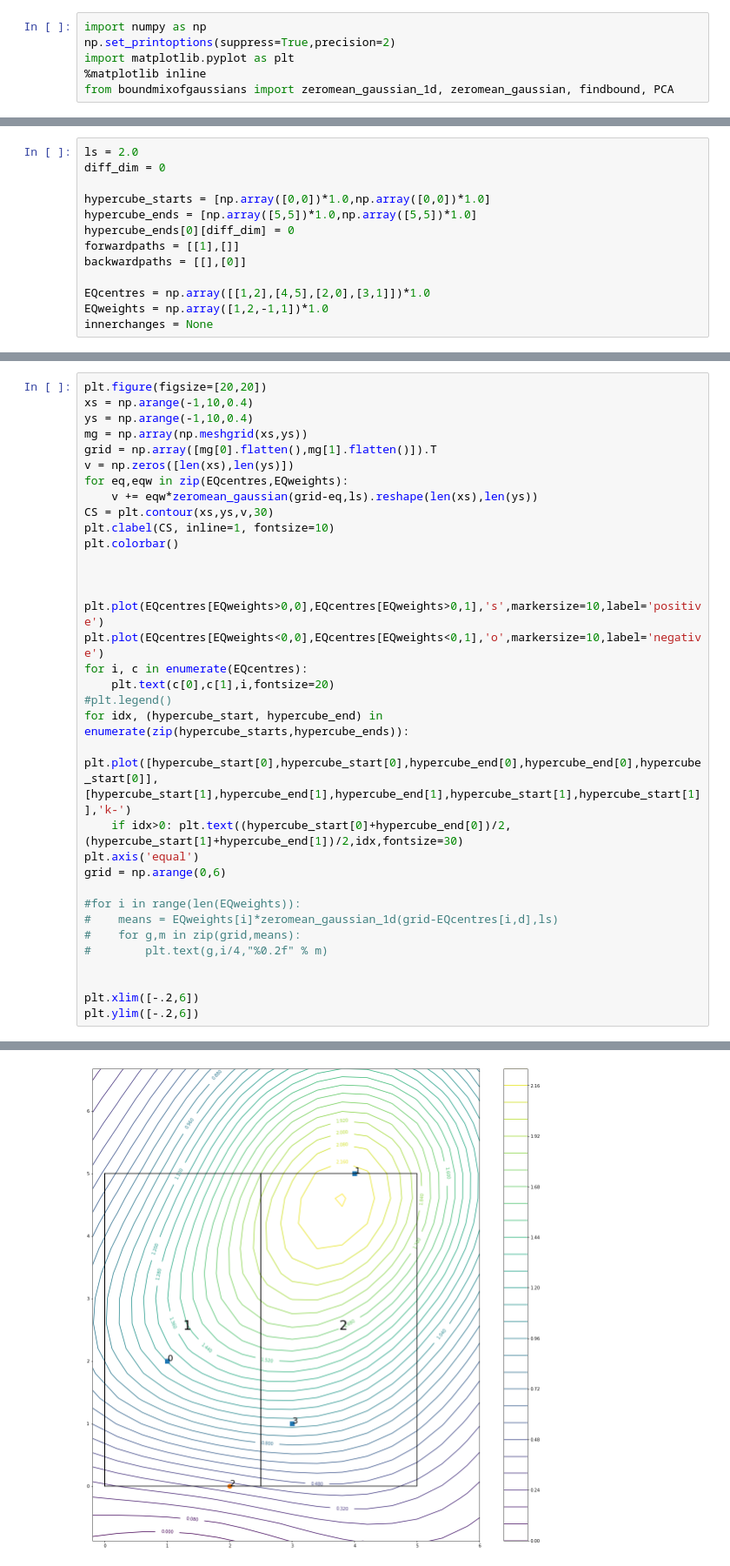
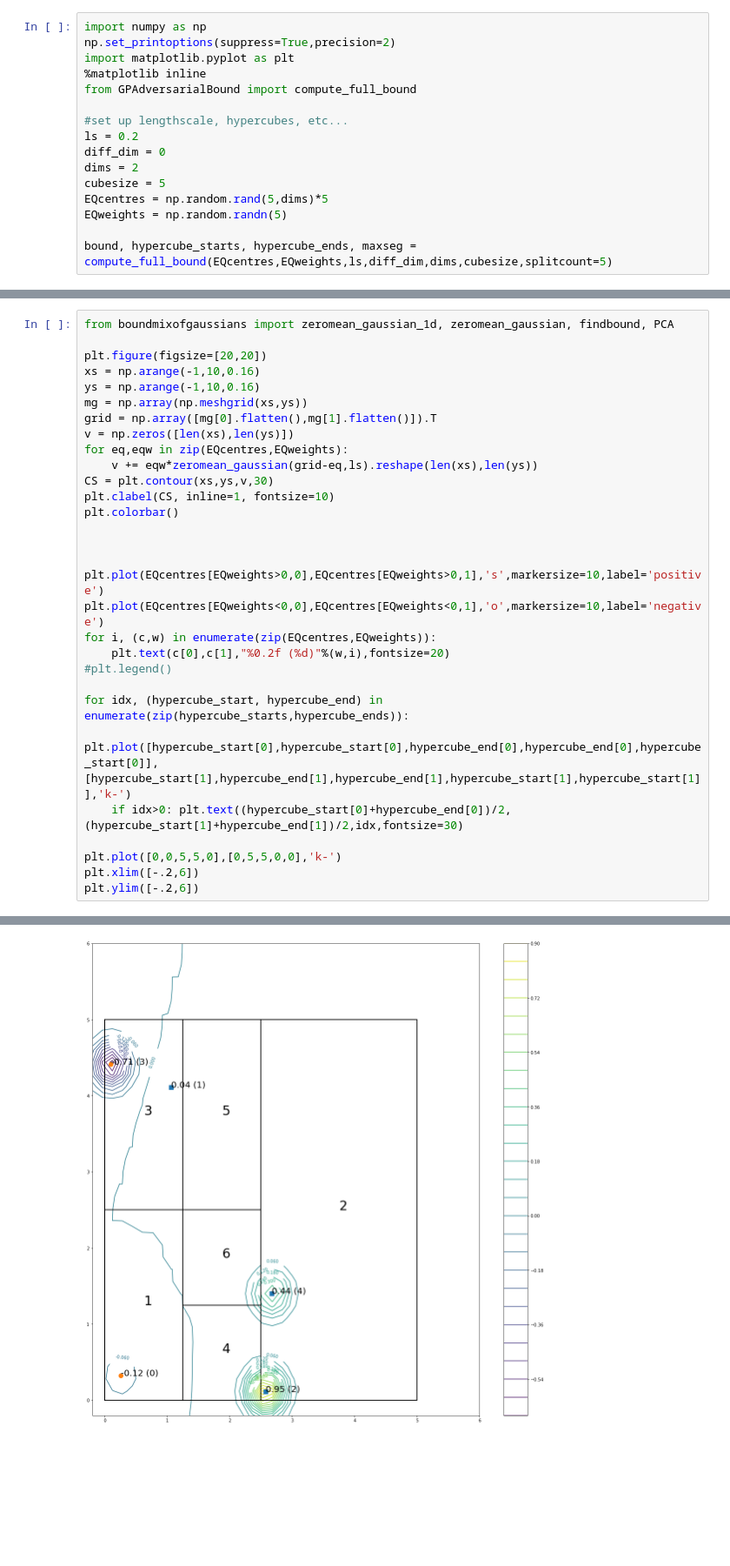
Before and after one commit to lionfish0/GPAdversarialBound, a Jupyter notebook: jupyter/New Version.ipynb, the cells around one changed output, grey strips where cells are left out. Shown at 87% size. Saved outputs shown, nothing was run; the diff lists cells and outputs as text; blank space fills up the shorter version.

```diff
--- a/jupyter/New Version.ipynb
+++ b/jupyter/New Version.ipynb
@@ -98,4 +106,14 @@ import numpy as np
 np.set_printoptions(suppress=True,precision=2)
 import matplotlib.pyplot as plt
 %matplotlib inline
-from boundmixofgaussians import zeromean_gaussian_1d, zeromean_gaussian, findbound, PCA
+from GPAdversarialBound import compute_full_bound
+
+#set up lengthscale, hypercubes, etc...
+ls = 0.2
+diff_dim = 0
+dims = 2
+cubesize = 5
+EQcentres = np.random.rand(5,dims)*5
+EQweights = np.random.randn(5)
+
+bound, hypercube_starts, hypercube_ends, maxseg = compute_full_bound(EQcentres,EQweights,ls,diff_dim,dims,cubesize,splitcount=5)
@@ -343,13 +137,0 @@ print(backwardpaths)
-# %%
-ls = 2.0
-diff_dim = 0
-
-hypercube_starts = [np.array([0,0])*1.0,np.array([0,0])*1.0]
-hypercube_ends = [np.array([5,5])*1.0,np.array([5,5])*1.0]
-hypercube_ends[0][diff_dim] = 0
-forwardpaths = [[1],[]]
-backwardpaths = [[],[0]]
-
-EQcentres = np.array([[1,2],[4,5],[2,0],[3,1]])*1.0
-EQweights = np.array([1,2,-1,1])*1.0
-innerchanges = None
@@ -386,37 +145,33 @@ paths
 # %%
+from boundmixofgaussians import zeromean_gaussian_1d, zeromean_gaussian, findbound, PCA
+
 plt.figure(figsize=[20,20])
-xs = np.arange(-1,10,0.4)
-ys = np.arange(-1,10,0.4)
+xs = np.arange(-1,10,0.16)
+ys = np.arange(-1,10,0.16)
 mg = np.array(np.meshgrid(xs,ys))
 grid = np.array([mg[0].flatten(),mg[1].flatten()]).T
 v = np.zeros([len(xs),len(ys)])
 for eq,eqw in zip(EQcentres,EQweights):
     v += eqw*zeromean_gaussian(grid-eq,ls).reshape(len(xs),len(ys))
 CS = plt.contour(xs,ys,v,30)
 plt.clabel(CS, inline=1, fontsize=10)
 plt.colorbar()
 
 
 
 plt.plot(EQcentres[EQweights>0,0],EQcentres[EQweights>0,1],'s',markersize=10,label='positive')
 plt.plot(EQcentres[EQweights<0,0],EQcentres[EQweights<0,1],'o',markersize=10,label='negative')
-for i, c in enumerate(EQcentres):
-    plt.text(c[0],c[1],i,fontsize=20)
+for i, (c,w) in enumerate(zip(EQcentres,EQweights)):
+    plt.text(c[0],c[1],"%0.2f (%d)"%(w,i),fontsize=20)
 #plt.legend()
+
 for idx, (hypercube_start, hypercube_end) in enumerate(zip(hypercube_starts,hypercube_ends)):
     plt.plot([hypercube_start[0],hypercube_start[0],hypercube_end[0],hypercube_end[0],hypercube_start[0]],[hypercube_start[1],hypercube_end[1],hypercube_end[1],hypercube_start[1],hypercube_start[1]],'k-')
     if idx>0: plt.text((hypercube_start[0]+hypercube_end[0])/2,(hypercube_start[1]+hypercube_end[1])/2,idx,fontsize=30)
-plt.axis('equal')
-grid = np.arange(0,6)
 
-#for i in range(len(EQweights)):
-#    means = EQweights[i]*zeromean_gaussian_1d(grid-EQcentres[i,d],ls)
-#    for g,m in zip(grid,means):
-#        plt.text(g,i/4,"%0.2f" % m)
-
-
+plt.plot([0,0,5,5,0],[0,5,5,0,0],'k-')
 plt.xlim([-.2,6])
 plt.ylim([-.2,6])
 # %% [output]
 (-0.2, 6)
-[figure, old version]
+[figure, new version]
```
Also changed, not shown: parts of 21 cells of this notebook, 1 other file.
